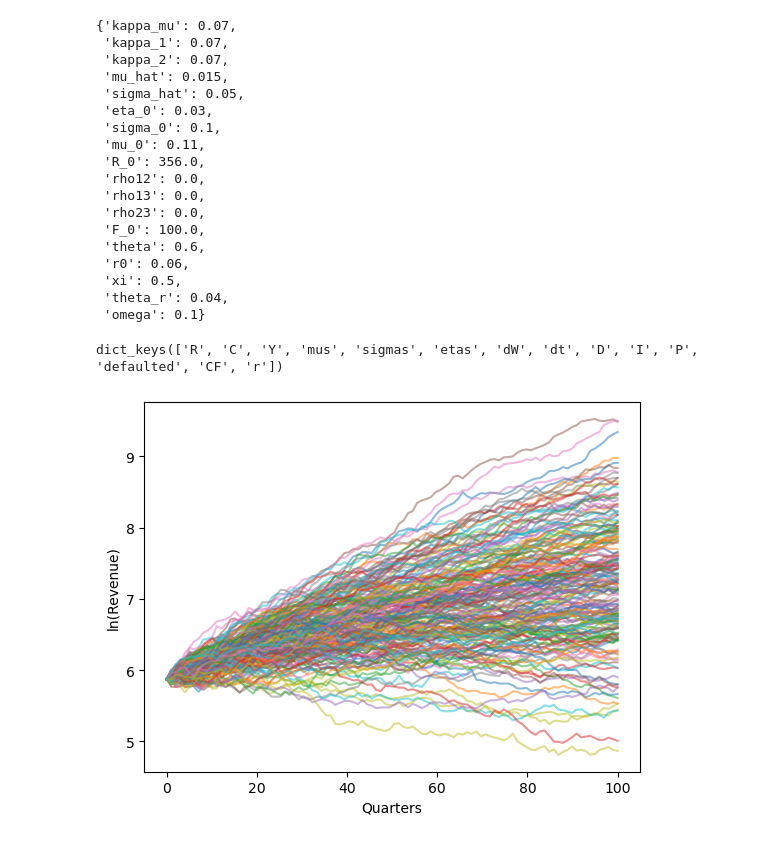
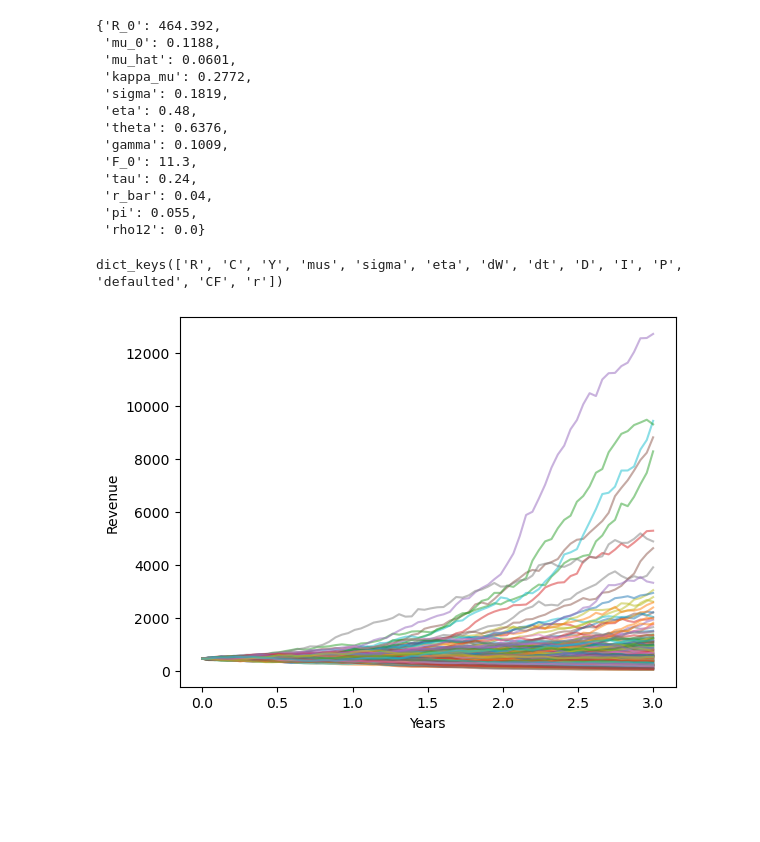
Before and after one commit to dolyasergey/master-thesis, a Jupyter notebook: LBO Simulation.ipynb, the cells around one changed output. Drawn from its saved outputs; the diff is of its cells as text; code cells hidden in the pictures; blank space fills up the shorter version.

Commit message:
calibration
new model specification and calibration params

```diff
--- a/LBO Simulation.ipynb
+++ b/LBO Simulation.ipynb
@@ -6,30 +6,25 @@ import matplotlib.pyplot as plt
 from helper import load_params_csv
 from run import run_sim
 # %%
-params = load_params_csv('params/model_params.csv')
+params = load_params_csv('params/model_param.csv')
 params
 # %% [output]
-{'kappa_mu': 0.07,
- 'kappa_1': 0.07,
- 'kappa_2': 0.07,
- 'mu_hat': 0.015,
- 'sigma_hat': 0.05,
- 'eta_0': 0.03,
- 'sigma_0': 0.1,
- 'mu_0': 0.11,
- 'R_0': 356.0,
- 'rho12': 0.0,
- 'rho13': 0.0,
- 'rho23': 0.0,
- 'F_0': 100.0,
- 'theta': 0.6,
- 'r0': 0.06,
- 'xi': 0.5,
- 'theta_r': 0.04,
- 'omega': 0.1}
+{'R_0': 464.392,
+ 'mu_0': 0.1188,
+ 'mu_hat': 0.0601,
+ 'kappa_mu': 0.2772,
+ 'sigma': 0.1819,
+ 'eta': 0.48,
+ 'theta': 0.6376,
+ 'gamma': 0.1009,
+ 'F_0': 11.3,
+ 'tau': 0.24,
+ 'r_bar': 0.04,
+ 'pi': 0.055,
+ 'rho12': 0.0}
 # %%
-T = 25
-n_steps = 100
+T = 3
+n_steps = T * 24
 alpha = 0.6
 entry_mult = 25
 output = run_sim(
@@ -40,26 +35,26 @@ output = run_sim(
     alpha=alpha,
     entry_mult=entry_mult,
     seed=99,
-    stochastic_ir = True,
+    stochastic_ir = False,
     return_all = True
 )
 # %%
 output.keys()
 # %% [output]
-dict_keys(['R', 'C', 'Y', 'mus', 'sigmas', 'etas', 'dW', 'dt', 'D', 'I', 'P', 'defaulted', 'CF', 'r'])
+dict_keys(['R', 'C', 'Y', 'mus', 'sigma', 'eta', 'dW', 'dt', 'D', 'I', 'P', 'defaulted', 'CF', 'r'])
 # %%
 fig, ax = plt.subplots()
 
-grid = np.linspace(0, T * 4, n_steps)
+grid = np.linspace(0, T, n_steps)
 
 for path in output['R'][:200]:
-    ax.plot(grid, np.log(path), alpha=.5)
-ax.set_xlabel('Quarters')
-ax.set_ylabel('ln(Revenue)')
+    ax.plot(grid, (path), alpha=.5)
+ax.set_xlabel('Years')
+ax.set_ylabel('Revenue')
 
 plt.show()
 # %% [output]
-[figure, old version]
+[figure, new version]
 # %%
 fig, ax = plt.subplots()
 
```
Also changed, not shown: parts of 6 cells of this notebook, 13 other files.
